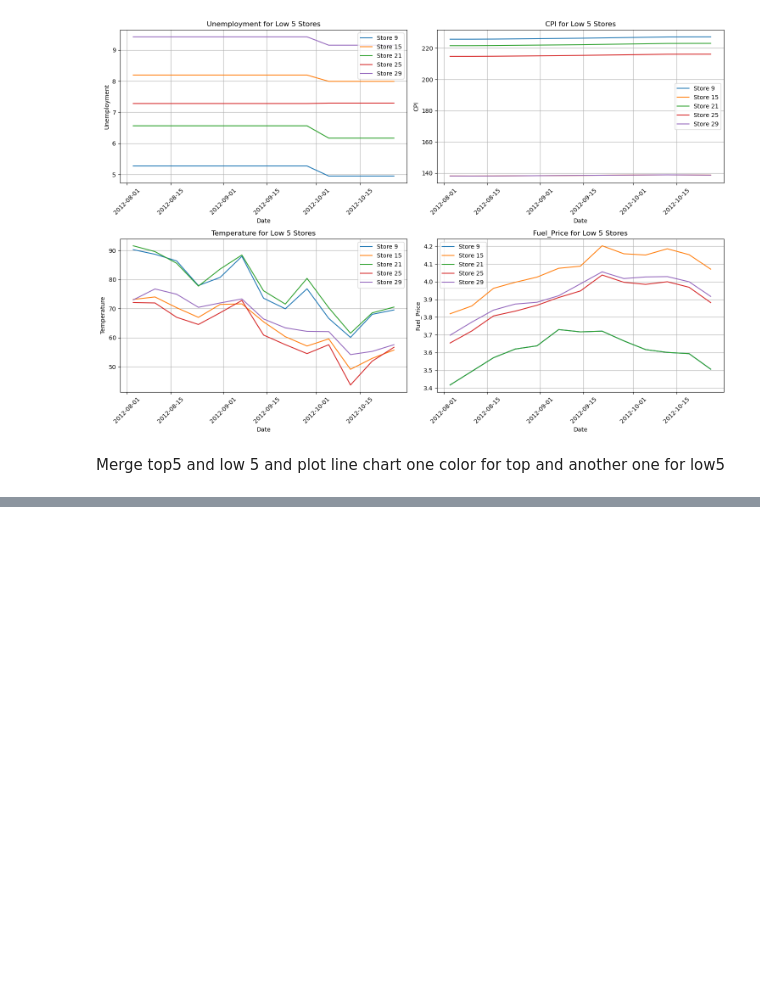
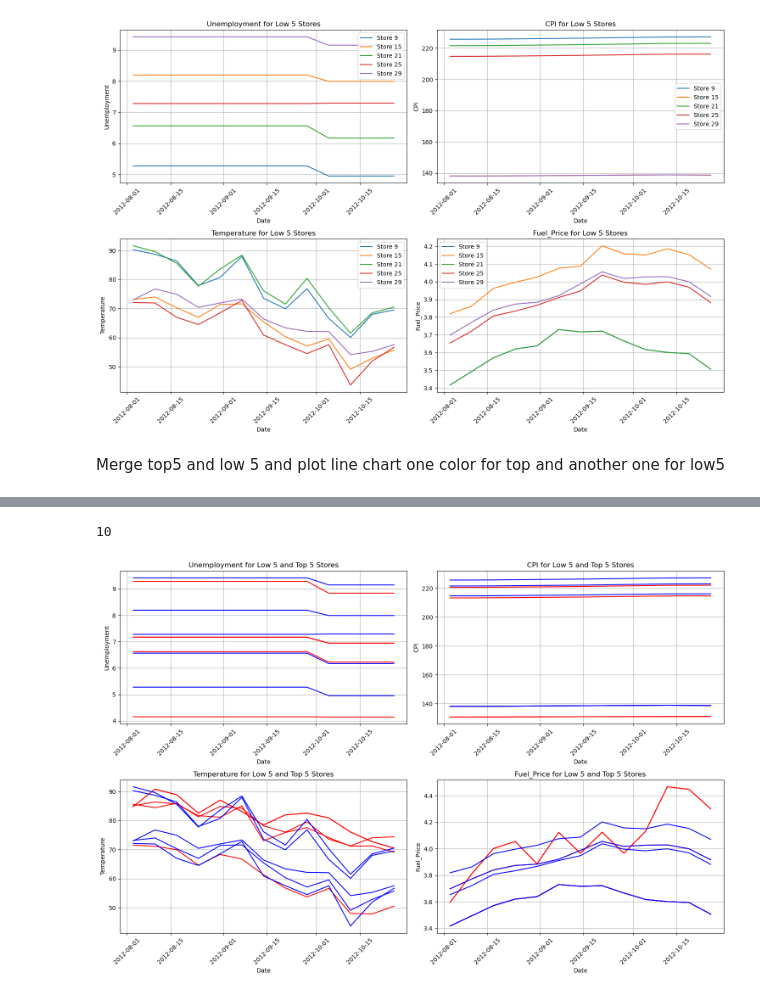
Before and after one commit to Johannes3001/AppliedML_Assign.01, a Jupyter notebook: Assignment2/Codes/Johannes_Code.ipynb, the cells around one changed output, grey strips where cells are left out. Saved outputs shown, nothing was run; the diff lists cells and outputs as text; code cells hidden in the pictures; blank space fills up the shorter version.

```diff
--- a/Assignment2/Codes/Johannes_Code.ipynb
+++ b/Assignment2/Codes/Johannes_Code.ipynb
@@ -557,0 +339,4 @@ totalsales(sales_df)
+# %%
+dfr = [top5_df, low5_df]
+df = pd.concat(dfr)
+df
@@ -557,0 +374,42 @@ totalsales(sales_df)
+# %%
+df.iloc[1]["Store"]
+# %% [output]
+10
+# %%
+df.dropna(axis=1, inplace = True)
+# %%
+features = ['Unemployment', 'CPI', 'Temperature', 'Fuel_Price']
+
+# Define the stores you want to plot (assuming 'Store' is a column in your DataFrame)
+stores = df['Store'].unique()
+
+plt.figure(figsize=(15, 10))
+
+# Define colors for low5 and top5 stores
+colors = {}
+low5 = [9, 15, 21, 25, 29]
+top5 = [43, 42, 10, 37, 23]
+
+for store in stores:
+    if store in low5:
+        colors[store] = 'blue'
+    elif store in top5:
+        colors[store] = 'red'
+
+for i, feature in enumerate(features, 1):
+    plt.subplot(2, 2, i)
+    plt.title(f'{feature} for Low 5 and Top 5 Stores')
+    plt.xlabel('Date')
+    plt.ylabel(feature)
+
+    for store in stores:
+        store_data = df[df['Store'] == store]
+        plt.plot(store_data['Date'], store_data[feature], label=f'Store {store}', color=colors[store])
+
+    plt.grid(True)
+    plt.xticks(rotation=45)
+
+plt.tight_layout()
+plt.show()
+# %% [output]
+[figure, added]
```
Also changed, not shown: parts of 24 cells of this notebook.
